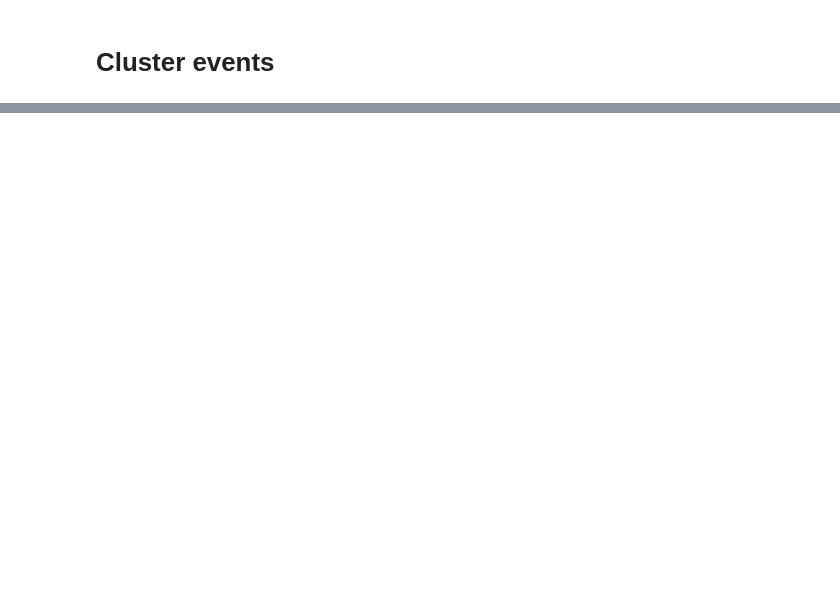
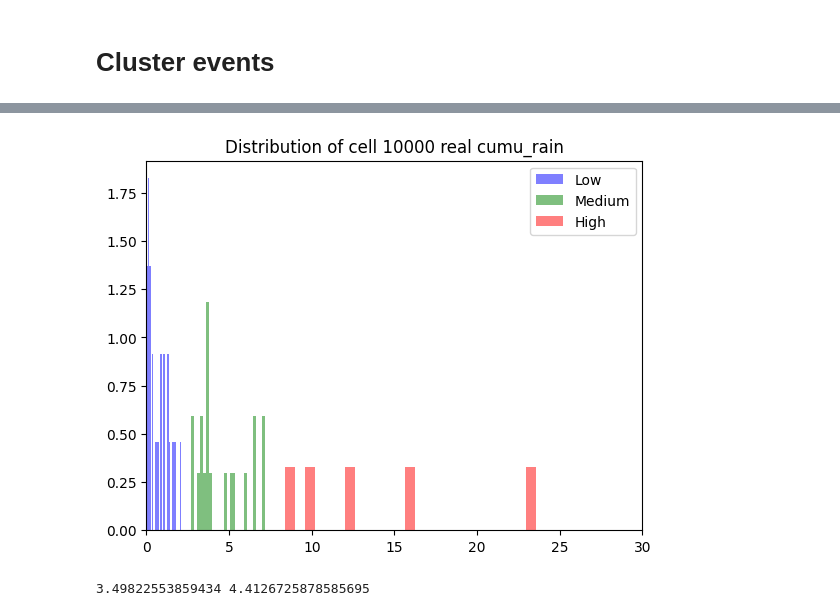
Before and after one commit to WSpie/Flood_events_simulator, a Jupyter notebook: nbks/4_syn_events_clustering.ipynb, the cells around one changed output, grey strips where cells are left out. Cells and saved outputs as stored; diff of their text form; code cells hidden in the pictures; blank space fills up the shorter version.

```diff
--- a/nbks/4_syn_events_clustering.ipynb
+++ b/nbks/4_syn_events_clustering.ipynb
@@ -167 +243,33 @@ coord_gdf_w_distributions
 26301 rows × 11 columns
+# %%
+def plot_cell_distri(df, cell_index, col, bins=25, sep=True, real=True):
+    col_list = df.loc[cell_index, f'{col}_list']
+    mean = np.mean(col_list)
+    std = np.std(col_list)
+
+    # Separate data into three categories
+    less_than_mean_minus_std = [x for x in col_list if x <= mean - 0.25*std]
+    between_mean_std = [x for x in col_list if mean - 0.25*std < x <= mean + std]
+    greater_than_mean_plus_std = [x for x in col_list if x > mean + std]
+
+    if sep:
+    # Plot each category with different colors
+        plt.hist(less_than_mean_minus_std, bins=bins, density=True, alpha=0.5, color='blue', label='Low')
+        plt.hist(between_mean_std, bins=bins, density=True, alpha=0.5, color='green', label='Medium')
+        plt.hist(greater_than_mean_plus_std, bins=bins, density=True, alpha=0.5, color='red', label='High')
+        plt.legend()
+    else:
+        plt.hist(col_list, density=True, bins=bins)
+
+    plt.xlim([0, 30 if col!='duration' else 20])
+    plt.title(f'Distribution of cell {cell_index} {"real" if real else "synthetic"} {col}')
+    plt.show()
+
+    print(np.mean(col_list), np.std(col_list))
+# %%
+cell_idx = 10000
+# %%
+plot_cell_distri(coord_gdf, cell_idx, 'cumu_rain')
+# %% [output]
+[figure, added]
+3.49822553859434 4.4126725878585695
```
Also changed, not shown: parts of 20 cells of this notebook, 14 other files.
